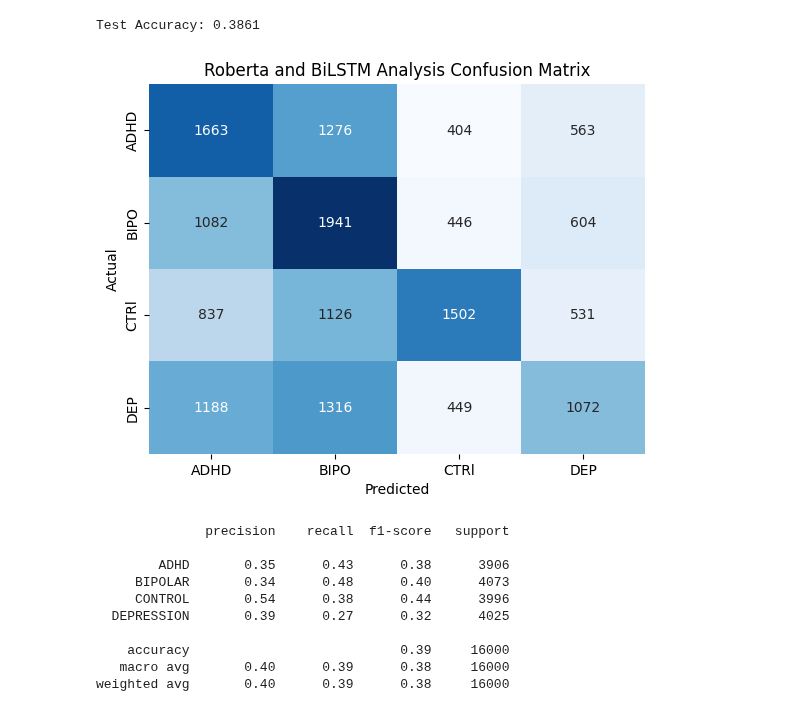
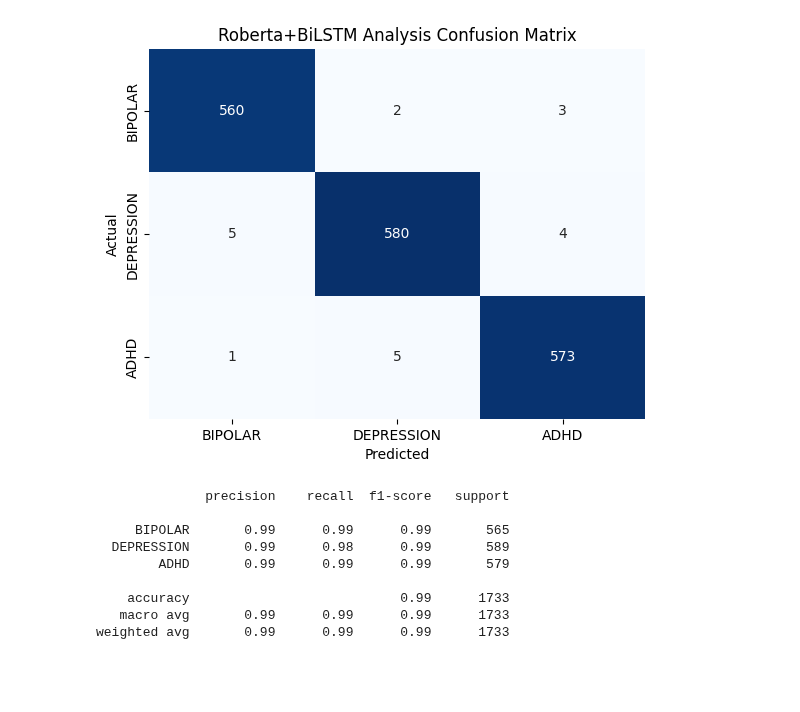
Before and after one commit to xujianhong/Twitter_depression_detection, a Jupyter notebook: roberta_bilstm.ipynb, the cells around one changed output. Saved outputs shown, nothing was run; the diff lists cells and outputs as text; code cells hidden in the pictures; blank space fills up the shorter version.

```diff
--- a/roberta_bilstm.ipynb
+++ b/roberta_bilstm.ipynb
@@ -104,0 +130,4 @@ test_loader = DataLoader(test_dataset, batch_size=32)
+# %%
+tokenized_datasets = tokenized_datasets.remove_columns(['tweet'])
+tokenized_datasets.set_format('torch')
+tokenized_datasets['train'].column_names
@@ -287,29 +302,46 @@ plt.show()
 # %%
 # Evaluation
-y_true, y_pred, test_accuracy, _ = eval_model(model, test_loader, device)
-print(f'Test Accuracy: {test_accuracy:.4f}')
-conf_matrix = confusion_matrix(y_true, y_pred)
-labels=["ADHD", "BIPO", "CTRl", "DEP"]
+# metric = evaluate.load("accuracy")
+model.eval()
+
+all_predictions = []
+all_labels = []
+
+for batch in eval_dataloader:
+    batch = {k: v.to(device) for k,v in batch.items()}
+    with torch.no_grad():
+        outputs = model(batch['input_ids'],batch['attention_mask'])
+
+    _, predictions = outputs.max(1)
+
+    all_predictions.extend(predictions.cpu().numpy())
+    all_labels.extend(batch["labels"].cpu().numpy())
+
+    # metric.add_batch(predictions=predictions, References=batch["labels"])
+
+# results = metric.compute()
+# print("Evaluation Results:", results)
+
+conf_matrix = confusion_matrix(all_labels, all_predictions)
+# labels=["ADHD", "BIPO", "DEP"]
 fig, ax = plt.subplots()
 sns.heatmap(conf_matrix, annot=True, cmap="Blues", fmt='g', cbar=False)
-ax.xaxis.set_ticklabels(labels)
-ax.yaxis.set_ticklabels(labels)
+ax.xaxis.set_ticklabels(unique_labels)
+ax.yaxis.set_ticklabels(unique_labels)
 plt.xlabel('Predicted')
 plt.ylabel('Actual')
-plt.title('Roberta and BiLSTM Analysis Confusion Matrix')
+plt.title('Roberta+BiLSTM Analysis Confusion Matrix')
 plt.show()
 
-print(classification_report(y_true, y_pred, target_names=["ADHD", "BIPOLAR", "CONTROL", "DEPRESSION"]))
+print(classification_report(all_labels, all_predictions, target_names=unique_labels))
 # %% [output]
+[figure, new version]
-Test Accuracy: 0.3861
+              precision    recall  f1-score   support
+
+     BIPOLAR       0.99      0.99      0.99       565
+  DEPRESSION       0.99      0.98      0.99       589
+        ADHD       0.99      0.99      0.99       579
+
+    accuracy                           0.99      1733
+   macro avg       0.99      0.99      0.99      1733
+weighted avg       0.99      0.99      0.99      1733
-[figure, old version]
-              precision    recall  f1-score   support
-
-        ADHD       0.35      0.43      0.38      3906
-     BIPOLAR       0.34      0.48      0.40      4073
-     CONTROL       0.54      0.38      0.44      3996
-  DEPRESSION       0.39      0.27      0.32      4025
-
-    accuracy                           0.39     16000
-   macro avg       0.40      0.39      0.38     16000
-weighted avg       0.40      0.39      0.38     16000
```
Also changed, not shown: parts of 27 cells of this notebook, 2 other files.
